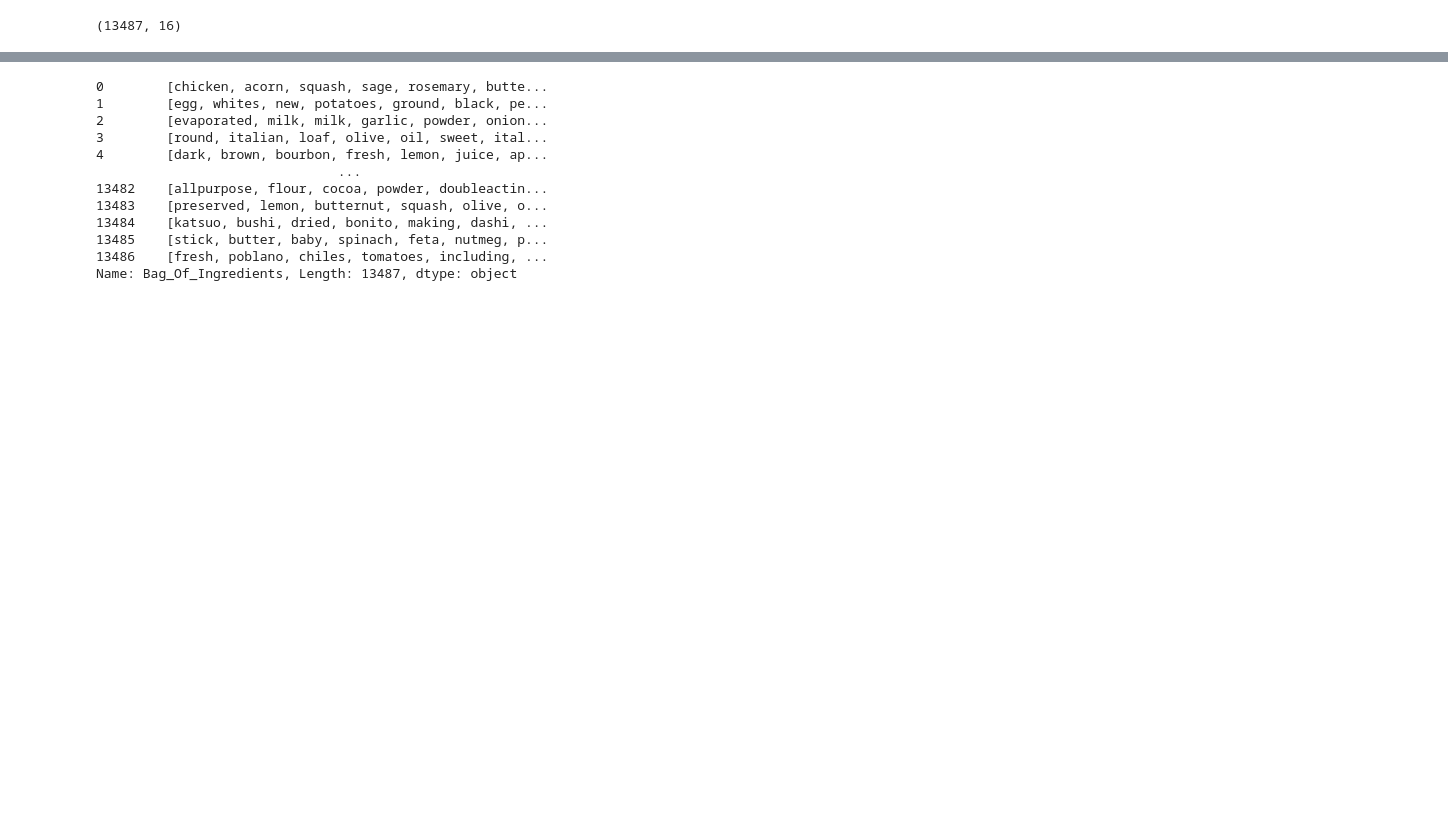
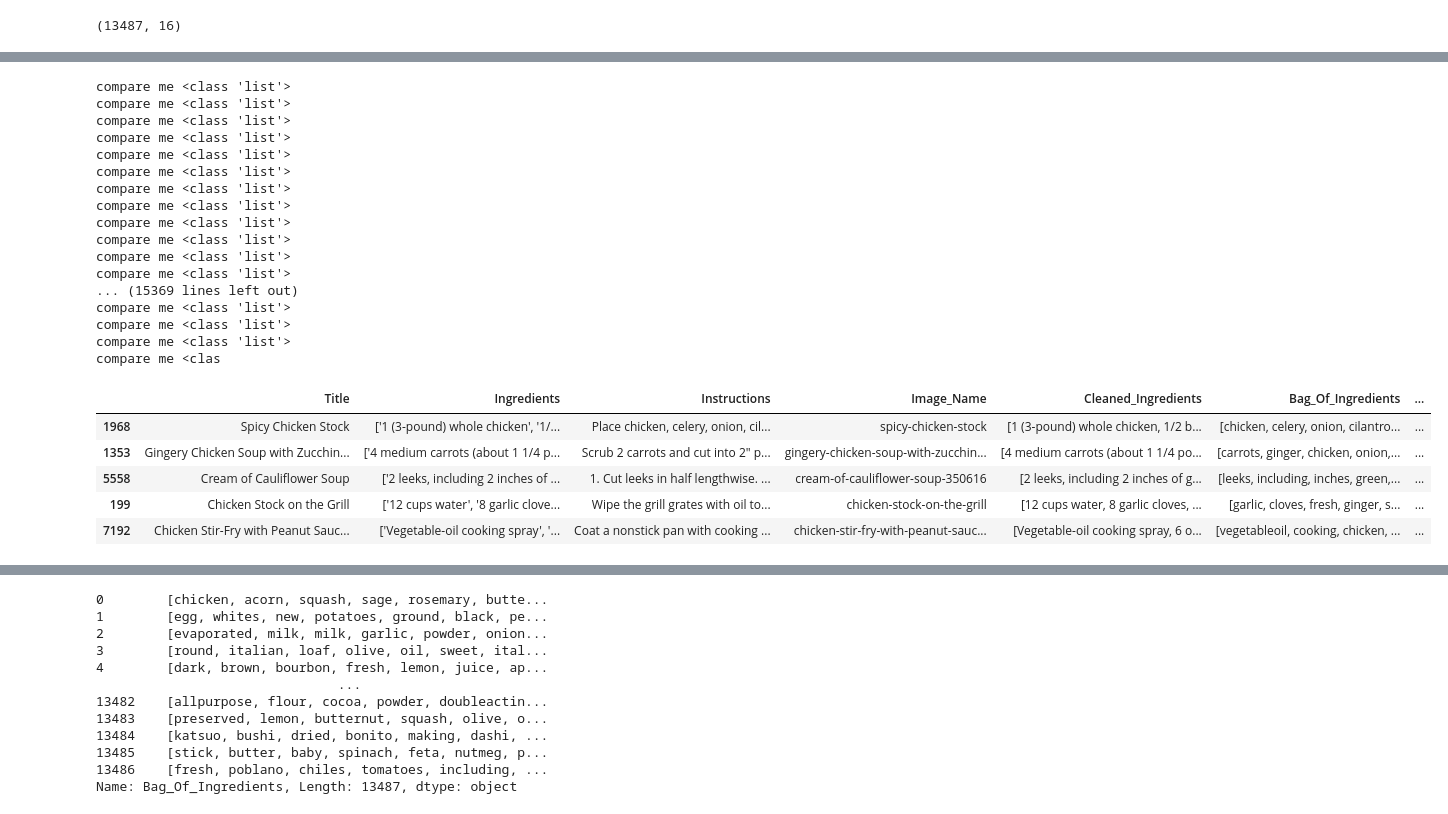
Before and after one commit to denwychan/wots_cookin, a Jupyter notebook: notebooks/DenChan_back_frontend_integration_tests.ipynb, the cells around one changed output, grey strips where cells are left out. Drawn from its saved outputs; the diff is of its cells as text; code cells hidden in the pictures; blank space fills up the shorter version.

```diff
--- a/notebooks/DenChan_back_frontend_integration_tests.ipynb
+++ b/notebooks/DenChan_back_frontend_integration_tests.ipynb
@@ -117,0 +181,27 @@ shortlist_df
+# %%
+new_df = shortlist_recipes(test_df, ingredients)
+new_df
+# %% [output]
+compare me <class 'list'>
+compare me <class 'list'>
+compare me <class 'list'>
+compare me <class 'list'>
+compare me <class 'list'>
+compare me <class 'list'>
+compare me <class 'list'>
+compare me <class 'list'>
+compare me <class 'list'>
+compare me <class 'list'>
+compare me <class 'list'>
+compare me <class 'list'>
+... (15369 lines left out)
+compare me <class 'list'>
+compare me <class 'list'>
+compare me <class 'list'>
+compare me <clas
+|  | Title | Ingredients | Instructions | Image_Name | Cleaned_Ingredients | Bag_Of_Ingredients | ... |
+| 1968 | Spicy Chicken Stock | ['1 (3-pound) whole chicken', '1/... | Place chicken, celery, onion, cil... | spicy-chicken-stock | [1 (3-pound) whole chicken, 1/2 b... | [chicken, celery, onion, cilantro... | ... |
+| 1353 | Gingery Chicken Soup with Zucchin... | ['4 medium carrots (about 1 1/4 p... | Scrub 2 carrots and cut into 2" p... | gingery-chicken-soup-with-zucchin... | [4 medium carrots (about 1 1/4 po... | [carrots, ginger, chicken, onion,... | ... |
+| 5558 | Cream of Cauliflower Soup | ['2 leeks, including 2 inches of ... | 1. Cut leeks in half lengthwise. ... | cream-of-cauliflower-soup-350616 | [2 leeks, including 2 inches of g... | [leeks, including, inches, green,... | ... |
+| 199 | Chicken Stock on the Grill | ['12 cups water', '8 garlic clove... | Wipe the grill grates with oil to... | chicken-stock-on-the-grill | [12 cups water, 8 garlic cloves, ... | [garlic, cloves, fresh, ginger, s... | ... |
+| 7192 | Chicken Stir-Fry with Peanut Sauc... | ['Vegetable-oil cooking spray', '... | Coat a nonstick pan with cooking ... | chicken-stir-fry-with-peanut-sauc... | [Vegetable-oil cooking spray, 6 o... | [vegetableoil, cooking, chicken, ... | ... |
```
Also changed, not shown: parts of 23 cells of this notebook, 5 other files.
